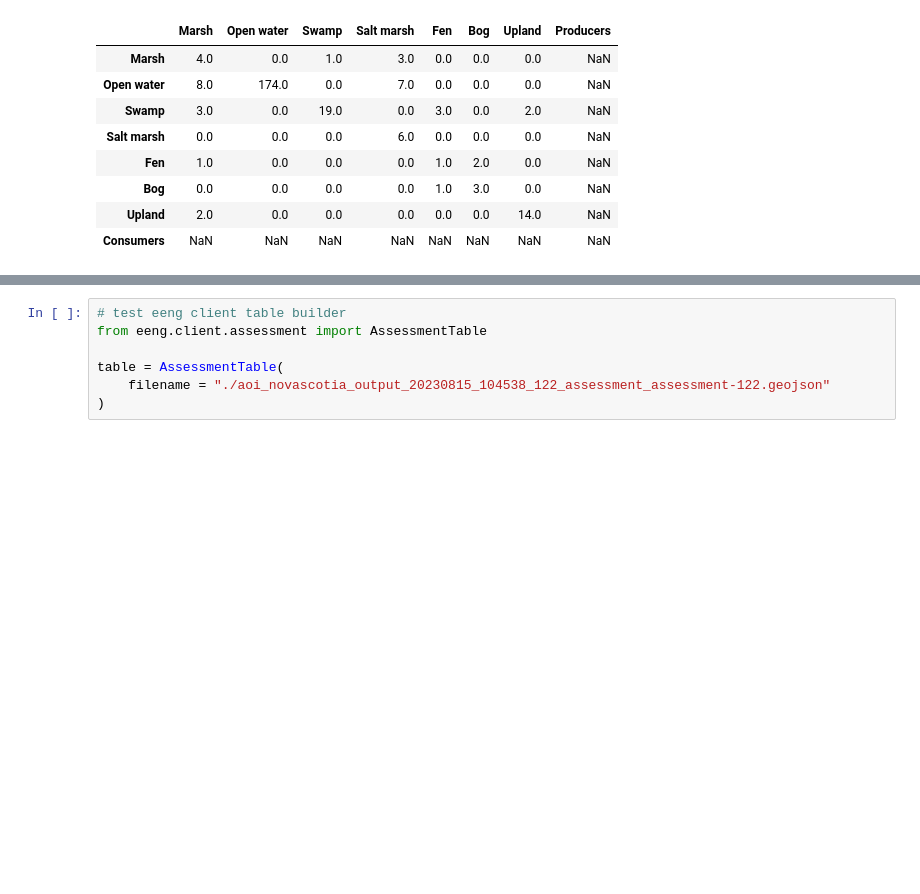
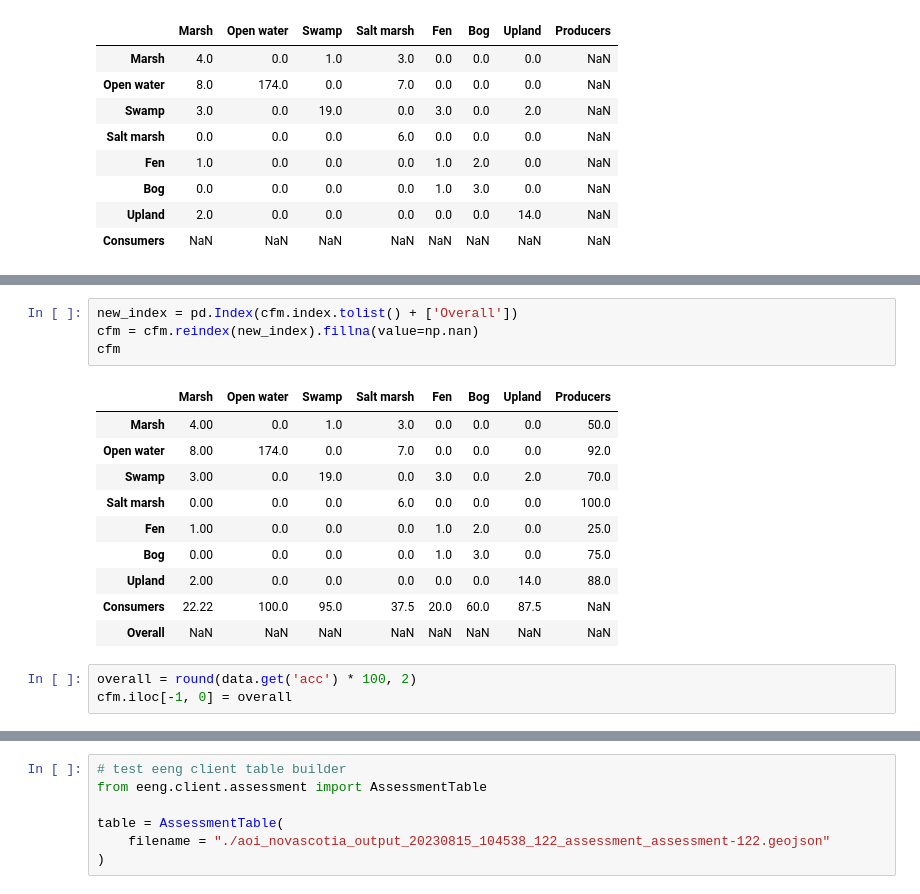
Before and after one commit to Wetlands-NWRC/earth-engine-scripts, a Jupyter notebook: formatting_assessment/notebook.ipynb, the cells around one changed output, grey strips where cells are left out. Cells and saved outputs as stored; diff of their text form; blank space fills up the shorter version.

```diff
--- a/formatting_assessment/notebook.ipynb
+++ b/formatting_assessment/notebook.ipynb
@@ -84,3 +161,21 @@ cfm.iloc[-1, 0:-1] = data.get('con')
+# %%
+new_index = pd.Index(cfm.index.tolist() + ['Overall'])
+cfm = cfm.reindex(new_index).fillna(value=np.nan)
+cfm
+# %% [output]
+|  | Marsh | Open water | Swamp | Salt marsh | Fen | Bog | Upland | Producers |
+| Marsh | 4.00 | 0.0 | 1.0 | 3.0 | 0.0 | 0.0 | 0.0 | 50.0 |
+| Open water | 8.00 | 174.0 | 0.0 | 7.0 | 0.0 | 0.0 | 0.0 | 92.0 |
+| Swamp | 3.00 | 0.0 | 19.0 | 0.0 | 3.0 | 0.0 | 2.0 | 70.0 |
+| Salt marsh | 0.00 | 0.0 | 0.0 | 6.0 | 0.0 | 0.0 | 0.0 | 100.0 |
+| Fen | 1.00 | 0.0 | 0.0 | 0.0 | 1.0 | 2.0 | 0.0 | 25.0 |
+| Bog | 0.00 | 0.0 | 0.0 | 0.0 | 1.0 | 3.0 | 0.0 | 75.0 |
+| Upland | 2.00 | 0.0 | 0.0 | 0.0 | 0.0 | 0.0 | 14.0 | 88.0 |
+| Consumers | 22.22 | 100.0 | 95.0 | 37.5 | 20.0 | 60.0 | 87.5 | NaN |
+| Overall | NaN | NaN | NaN | NaN | NaN | NaN | NaN | NaN |
+# %%
+overall = round(data.get('acc') * 100, 2)
+cfm.iloc[-1, 0] = overall
 # %%
 cfm
 # %% [output]
```
Also changed, not shown: parts of 12 cells of this notebook, 3 other files.
